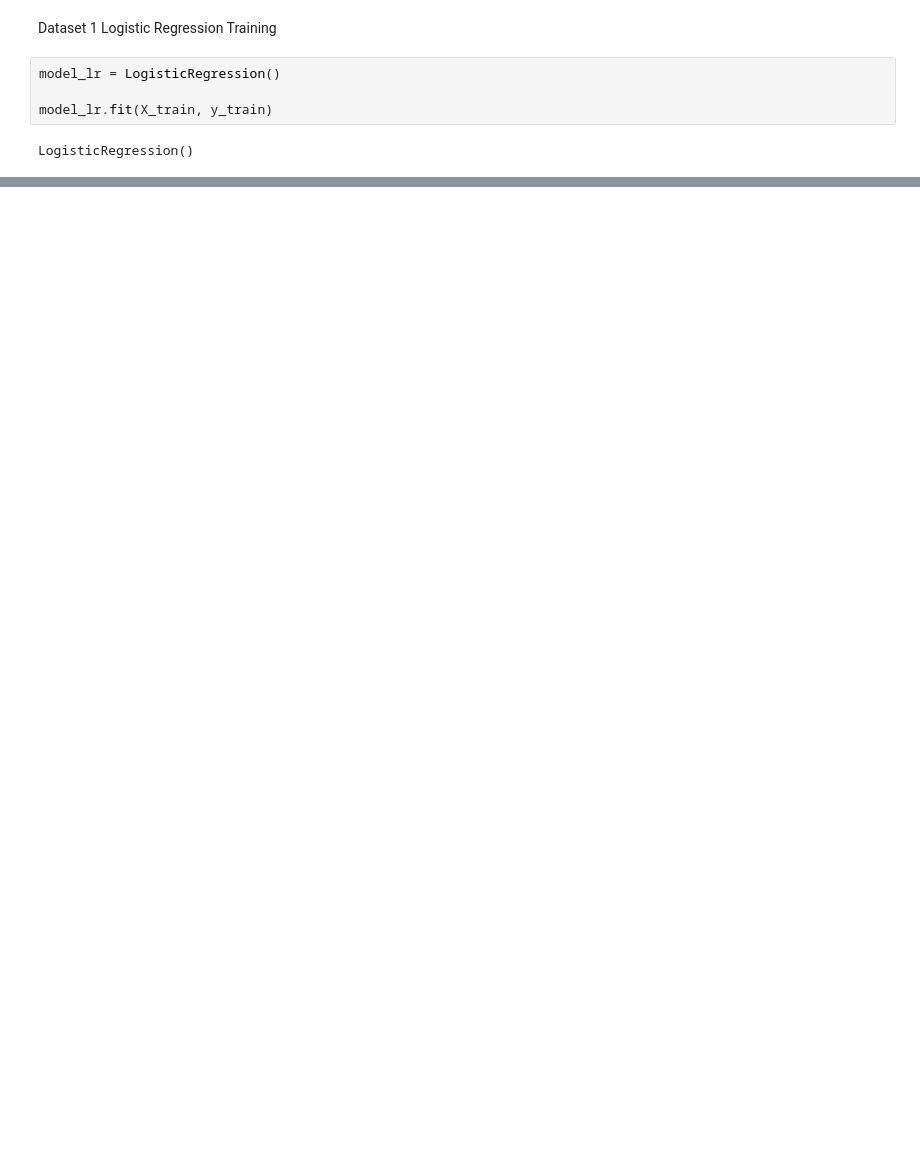
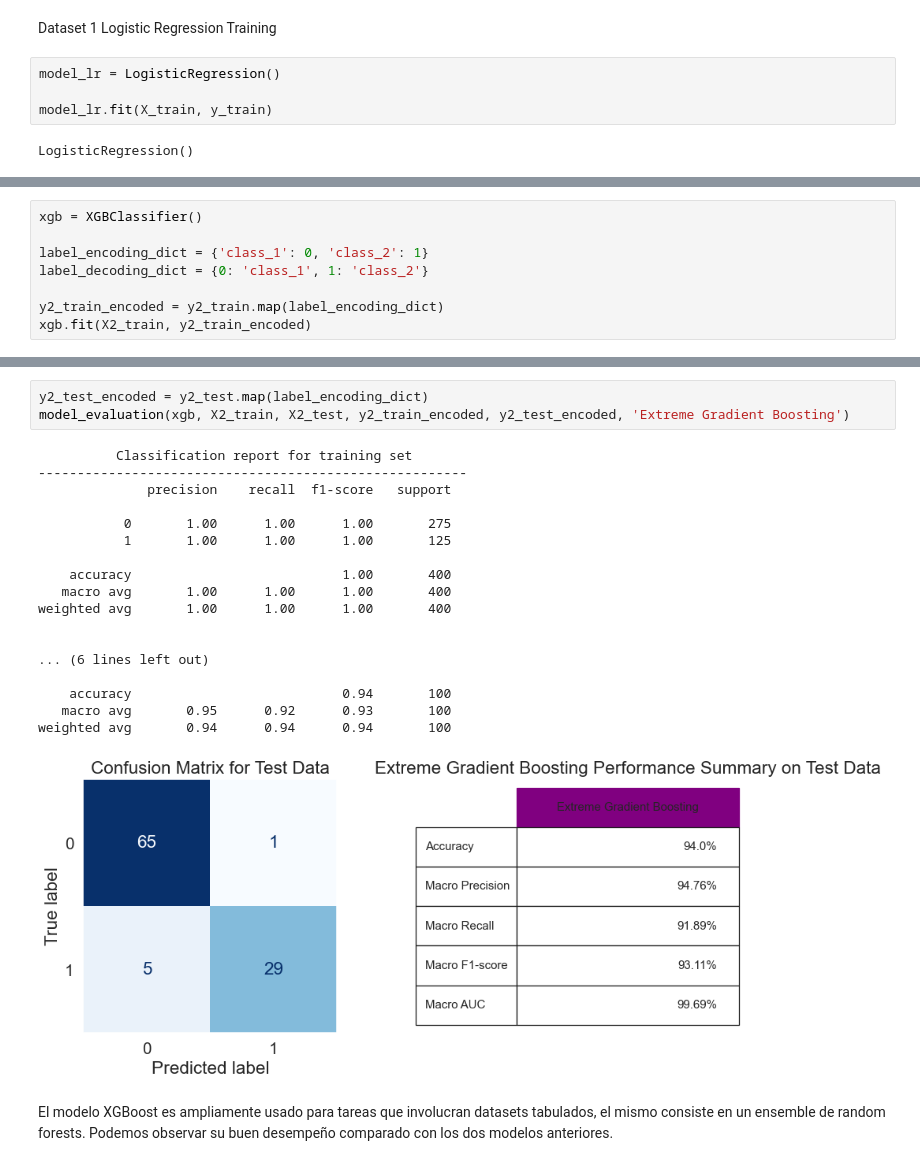
Before and after one commit to EzicStar/ml_interview_problem, a Jupyter notebook: solution.ipynb, the cells around one changed output, grey strips where cells are left out. Drawn from its saved outputs; the diff is of its cells as text; blank space fills up the shorter version.

```diff
--- a/solution.ipynb
+++ b/solution.ipynb
@@ -180,0 +326,8 @@ weighted avg       0.99      0.99      0.99       100
+# %%
+xgb = XGBClassifier()
+
+label_encoding_dict = {'class_1': 0, 'class_2': 1}
+label_decoding_dict = {0: 'class_1', 1: 'class_2'}
+
+y2_train_encoded = y2_train.map(label_encoding_dict)
+xgb.fit(X2_train, y2_train_encoded)
@@ -180,0 +346,24 @@ weighted avg       0.99      0.99      0.99       100
+# %%
+y2_test_encoded = y2_test.map(label_encoding_dict)
+model_evaluation(xgb, X2_train, X2_test, y2_train_encoded, y2_test_encoded, 'Extreme Gradient Boosting')
+# %% [output]
+          Classification report for training set
+-------------------------------------------------------
+              precision    recall  f1-score   support
+
+           0       1.00      1.00      1.00       275
+           1       1.00      1.00      1.00       125
+
+    accuracy                           1.00       400
+   macro avg       1.00      1.00      1.00       400
+weighted avg       1.00      1.00      1.00       400
+
+
+... (6 lines left out)
+
+    accuracy                           0.94       100
+   macro avg       0.95      0.92      0.93       100
+weighted avg       0.94      0.94      0.94       100
+[figure, added]
+# %% [markdown]
+El modelo XGBoost es ampliamente usado para tareas que involucran datasets tabulados, el mismo consiste en un ensemble de random forests. Podemos observar su buen desempeño comparado con los dos modelos anteriores.
```
Also changed, not shown: parts of 26 cells of this notebook.
